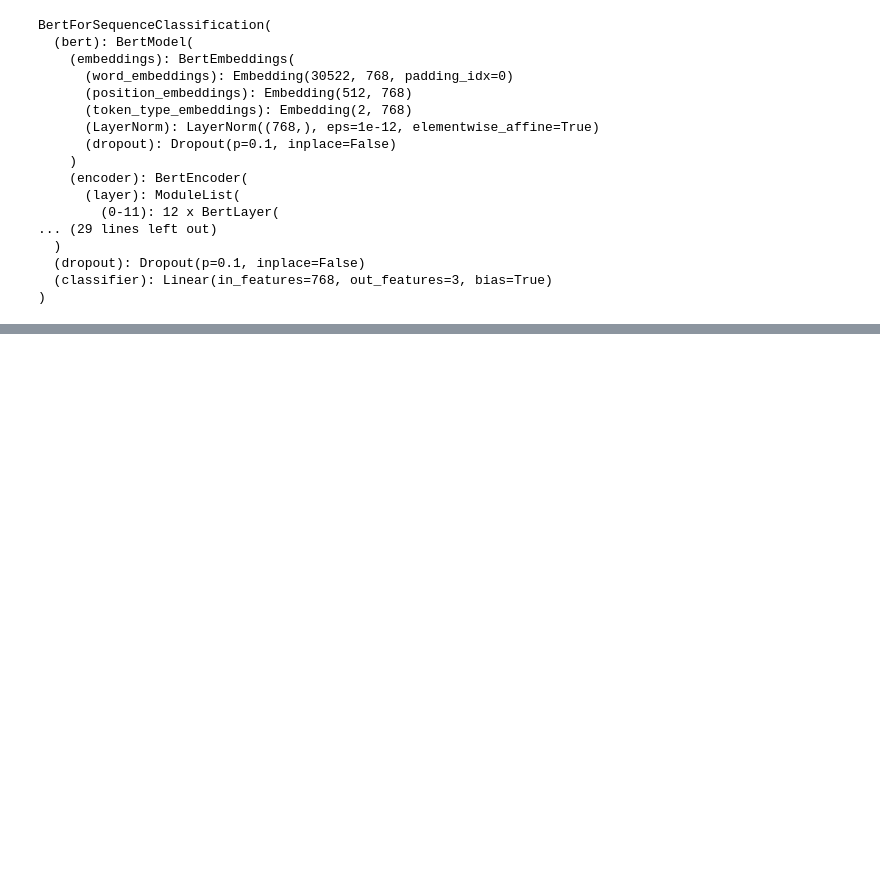
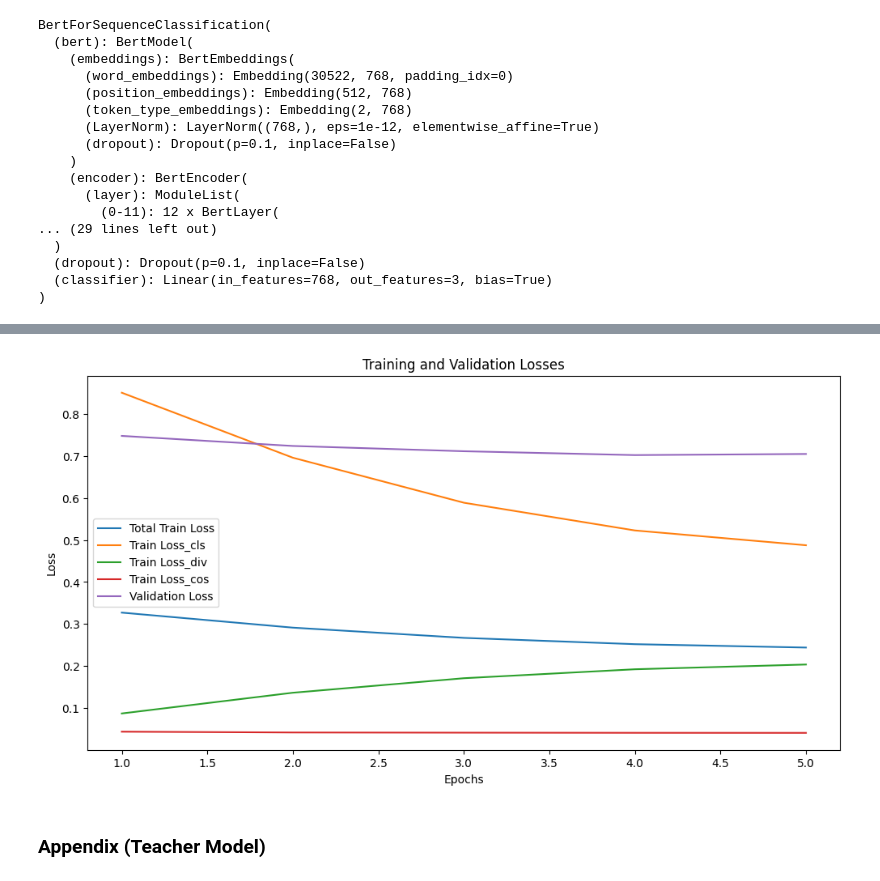
Before and after one commit to Kyi1914/NLP, a Jupyter notebook: Code/04 - Hugging Face/4.4 HuggingFace - DistilBERT.ipynb, the cells around one changed output, grey strips where cells are left out. Drawn from its saved outputs; the diff is of its cells as text; code cells hidden in the pictures; blank space fills up the shorter version.

```diff
--- a/Code/04 - Hugging Face/4.4 HuggingFace - DistilBERT.ipynb
+++ b/Code/04 - Hugging Face/4.4 HuggingFace - DistilBERT.ipynb
@@ -145,0 +440,3 @@ BertForSequenceClassification(
+# %%
+criterion_div = DistillKL()
+criterion_cos = nn.CosineEmbeddingLoss()
@@ -145,0 +453,3 @@ BertForSequenceClassification(
+# %%
+model = model.to(device)
+teacher_model = teacher_model.to(device)
@@ -145,0 +458,13 @@ BertForSequenceClassification(
+# %%
+from transformers import get_scheduler
+
+num_epochs = 5
+num_update_steps_per_epoch = len(train_dataloader)
+num_training_steps = num_epochs * num_update_steps_per_epoch
+
+lr_scheduler = get_scheduler(
+    name="linear",
+    optimizer=optimizer,
+    num_warmup_steps=0,
+    num_training_steps=num_training_steps
+)
@@ -145,0 +473,8 @@ BertForSequenceClassification(
+# %%
+import numpy as np
+import evaluate
+# Get the metric function
+if task_name is not None:
+    metric = evaluate.load("glue", task_name)
+else:
+    metric = evaluate.load("accuracy")
@@ -145,0 +589,21 @@ BertForSequenceClassification(
+# %%
+import matplotlib.pyplot as plt
+# Plotting
+epochs_list = range(1, num_epochs + 1)
+
+plt.figure(figsize=(12, 6))
+plt.plot(epochs_list, train_losses, label='Total Train Loss')
+plt.plot(epochs_list, train_losses_cls, label='Train Loss_cls')
+plt.plot(epochs_list, train_losses_div, label='Train Loss_div')
+plt.plot(epochs_list, train_losses_cos, label='Train Loss_cos')
+plt.plot(epochs_list, eval_losses, label='Validation Loss')
+
+plt.title('Training and Validation Losses')
+plt.xlabel('Epochs')
+plt.ylabel('Loss')
+plt.legend()
+plt.show()
+# %% [output]
+[figure, added]
+# %% [markdown]
+### Appendix (Teacher Model)
```
Also changed, not shown: parts of 42 cells of this notebook, 5 other files.
